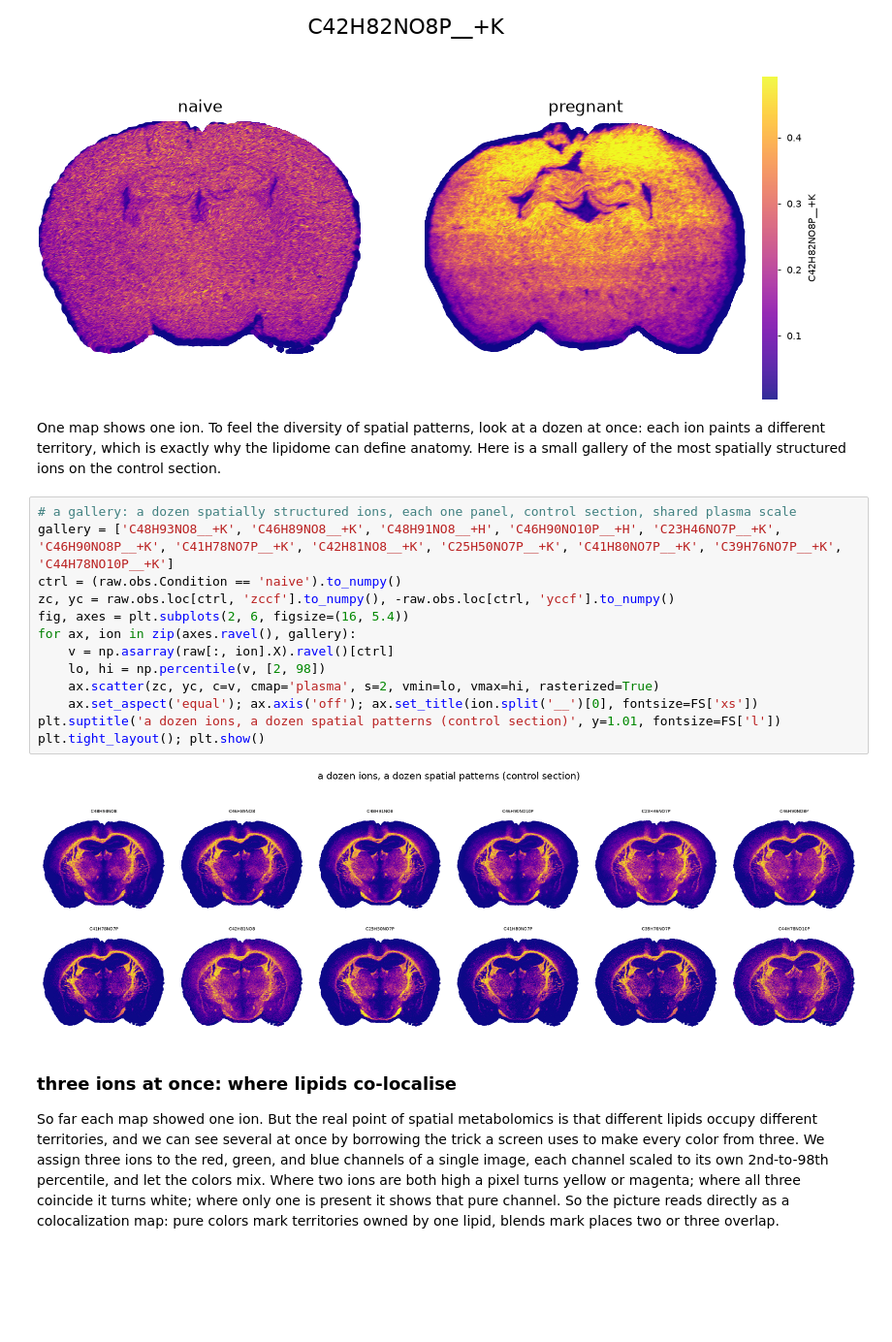
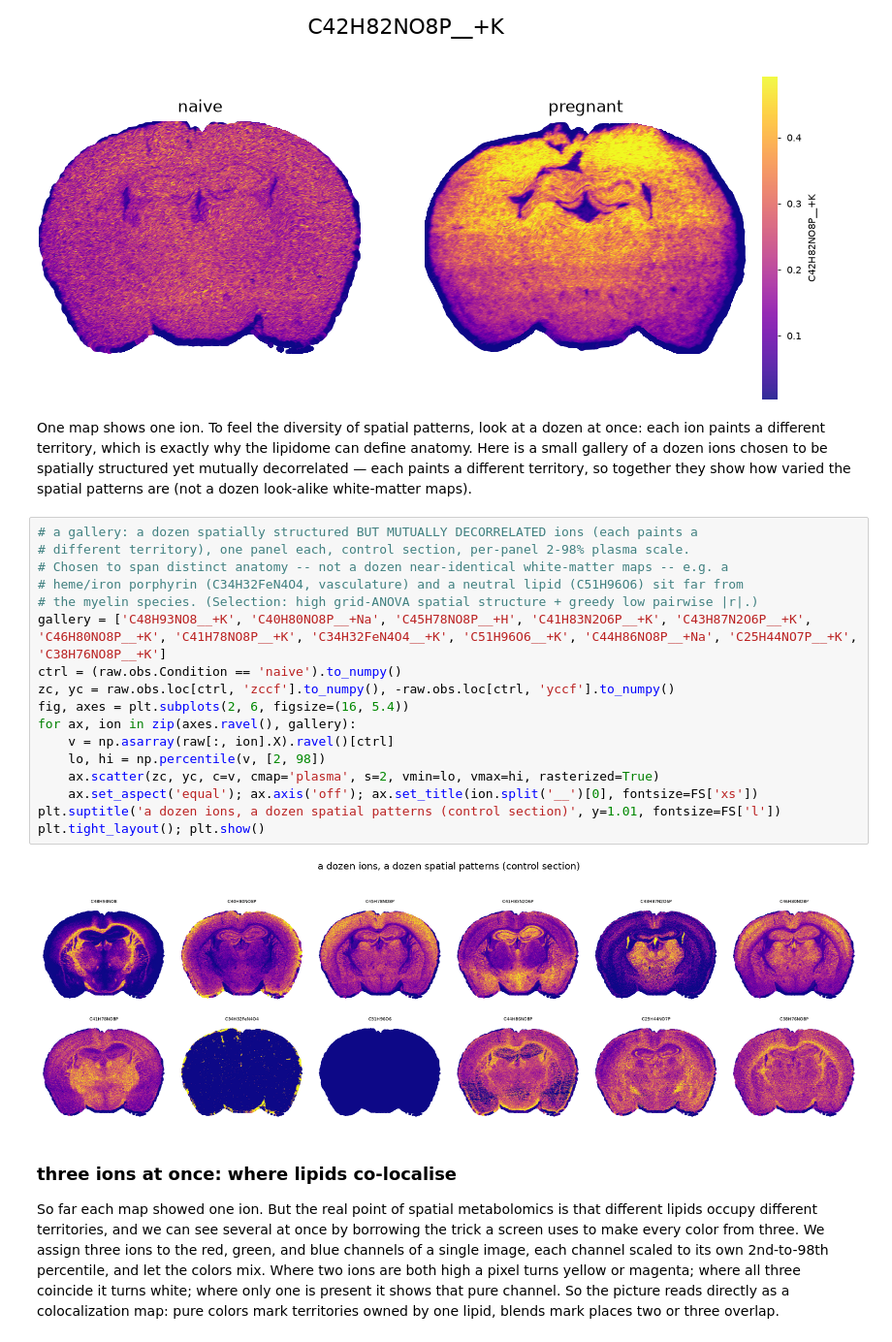
Before and after one commit to lamanno-epfl/lipidomics_tutorial_cajalcourse, a Jupyter notebook: notebooks/level1/01_mass_spectra_and_data_solution.ipynb, the cells around one changed output. Shown at 97% size. Saved outputs shown, nothing was run; the diff lists cells and outputs as text; blank space fills up the shorter version.

```diff
--- a/notebooks/level1/01_mass_spectra_and_data_solution.ipynb
+++ b/notebooks/level1/01_mass_spectra_and_data_solution.ipynb
@@ -471,23 +471,26 @@ plt.show()
 [figure]
 # %% [markdown]
 One map shows one ion. To feel the diversity of spatial patterns, look at a dozen at once: each
-ion paints a different territory, which is exactly why the lipidome can define anatomy. Here is a small
-gallery of the most spatially structured ions on the control section.
+ion paints a different territory, which is exactly why the lipidome can define anatomy. Here is a small gallery of a dozen ions chosen to be spatially structured yet mutually decorrelated — each paints a different territory, so together they show how varied the spatial patterns are (not a dozen look-alike white-matter maps).
 # %%
-# a gallery: a dozen spatially structured ions, each one panel, control section, shared plasma scale
-gallery = ['C48H93NO8__+K', 'C46H89NO8__+K', 'C48H91NO8__+H', 'C46H90NO10P__+H', 'C23H46NO7P__+K', 'C46H90NO8P__+K', 'C41H78NO7P__+K', 'C42H81NO8__+K', 'C25H50NO7P__+K', 'C41H80NO7P__+K', 'C39H76NO7P__+K', 'C44H78NO10P__+K']
+# a gallery: a dozen spatially structured BUT MUTUALLY DECORRELATED ions (each paints a
+# different territory), one panel each, control section, per-panel 2-98% plasma scale.
+# Chosen to span distinct anatomy -- not a dozen near-identical white-matter maps -- e.g. a
+# heme/iron porphyrin (C34H32FeN4O4, vasculature) and a neutral lipid (C51H96O6) sit far from
+# the myelin species. (Selection: high grid-ANOVA spatial structure + greedy low pairwise |r|.)
+gallery = ['C48H93NO8__+K', 'C40H80NO8P__+Na', 'C45H78NO8P__+H', 'C41H83N2O6P__+K', 'C43H87N2O6P__+K', 'C46H80NO8P__+K', 'C41H78NO8P__+K', 'C34H32FeN4O4__+K', 'C51H96O6__+K', 'C44H86NO8P__+Na', 'C25H44NO7P__+K', 'C38H76NO8P__+K']
 ctrl = (raw.obs.Condition == 'naive').to_numpy()
 zc, yc = raw.obs.loc[ctrl, 'zccf'].to_numpy(), -raw.obs.loc[ctrl, 'yccf'].to_numpy()
 fig, axes = plt.subplots(2, 6, figsize=(16, 5.4))
 for ax, ion in zip(axes.ravel(), gallery):
     v = np.asarray(raw[:, ion].X).ravel()[ctrl]
     lo, hi = np.percentile(v, [2, 98])
     ax.scatter(zc, yc, c=v, cmap='plasma', s=2, vmin=lo, vmax=hi, rasterized=True)
     ax.set_aspect('equal'); ax.axis('off'); ax.set_title(ion.split('__')[0], fontsize=FS['xs'])
 plt.suptitle('a dozen ions, a dozen spatial patterns (control section)', y=1.01, fontsize=FS['l'])
 plt.tight_layout(); plt.show()
 # %% [output]
-[figure, old version]
+[figure, new version]
 # %% [markdown]
 ### three ions at once: where lipids co-localise
 
```
Also changed, not shown: 27 other files.
